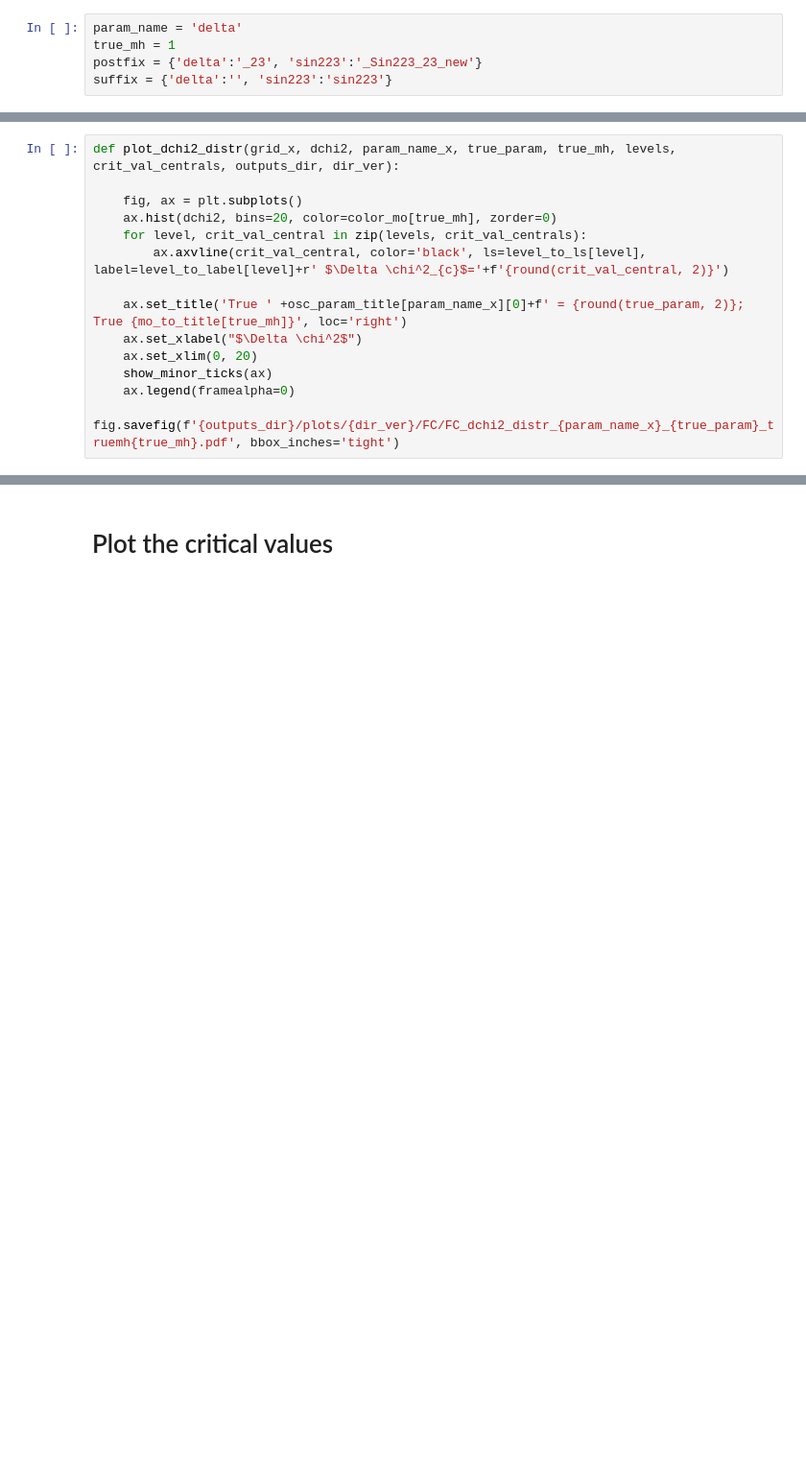
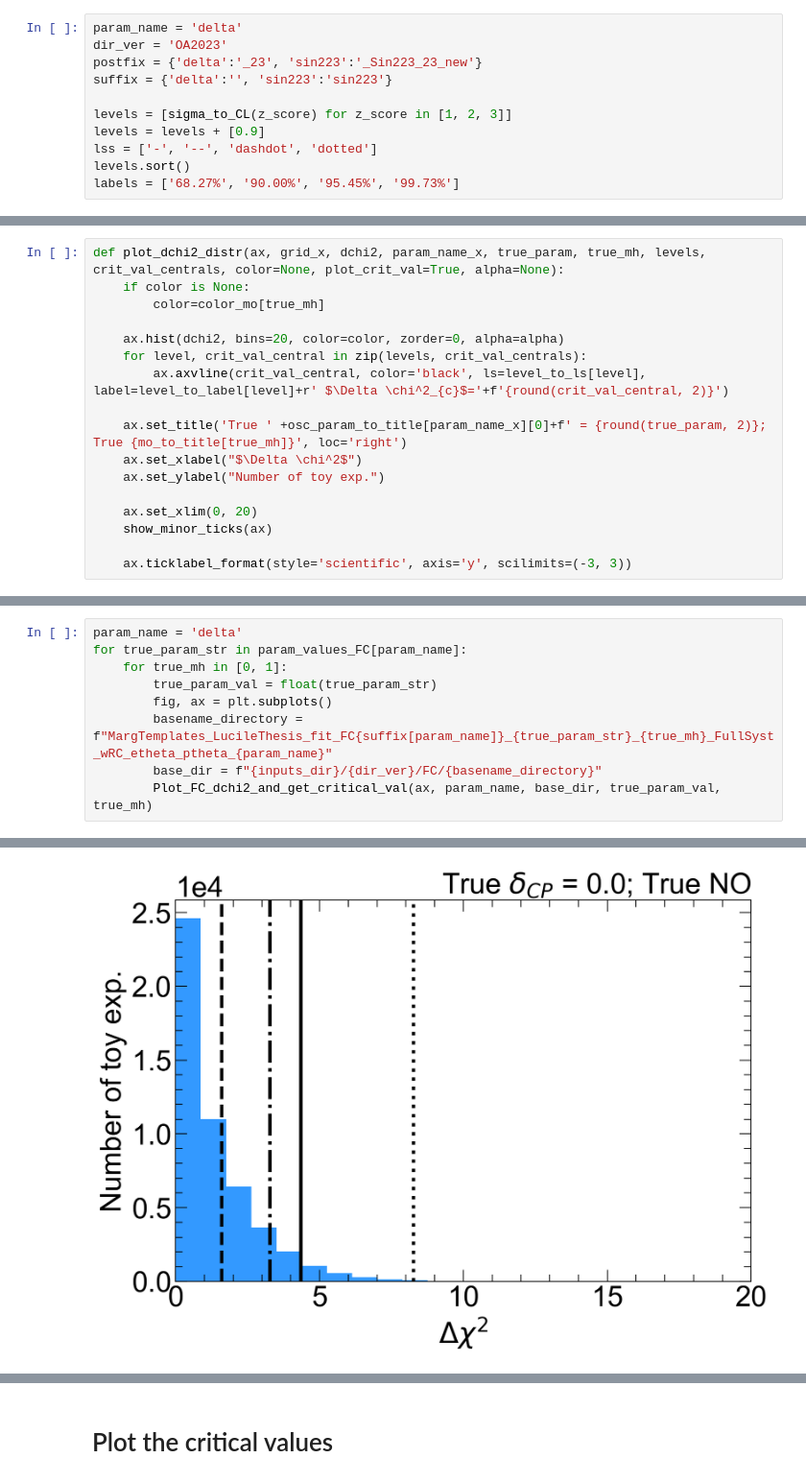
Before and after one commit to dcarabadjac/pythetatools, a Jupyter notebook: Notebooks/Feldman-Cousins.ipynb, the cells around one changed output, grey strips where cells are left out. Shown at 96% size. Cells and saved outputs as stored; diff of their text form; blank space fills up the shorter version.

```diff
--- a/Notebooks/Feldman-Cousins.ipynb
+++ b/Notebooks/Feldman-Cousins.ipynb
@@ -28,5 +35,11 @@ Welcome to JupyROOT 6.28/04
 # %%
 param_name = 'delta'
-true_mh = 1
+dir_ver = 'OA2023'
 postfix = {'delta':'_23', 'sin223':'_Sin223_23_new'}
 suffix = {'delta':'', 'sin223':'sin223'}
+
+levels = [sigma_to_CL(z_score) for z_score in [1, 2, 3]]
+levels = levels + [0.9]
+lss = ['-', '--', 'dashdot', 'dotted']
+levels.sort()
+labels = ['68.27%', '90.00%', '95.45%', '99.73%']
@@ -65,15 +48,18 @@ total size is 147.48M  speedup is 957667.54
 # %%
-def plot_dchi2_distr(grid_x, dchi2, param_name_x, true_param, true_mh, levels, crit_val_centrals, outputs_dir, dir_ver):
+def plot_dchi2_distr(ax, grid_x, dchi2, param_name_x, true_param, true_mh, levels, crit_val_centrals, color=None, plot_crit_val=True, alpha=None):
+    if color is None:
+        color=color_mo[true_mh]
 
-    fig, ax = plt.subplots()
-    ax.hist(dchi2, bins=20, color=color_mo[true_mh], zorder=0)
+    ax.hist(dchi2, bins=20, color=color, zorder=0, alpha=alpha)
     for level, crit_val_central in zip(levels, crit_val_centrals):
         ax.axvline(crit_val_central, color='black', ls=level_to_ls[level], label=level_to_label[level]+r' $\Delta \chi^2_{c}$='+f'{round(crit_val_central, 2)}')
 
-    ax.set_title('True ' +osc_param_title[param_name_x][0]+f' = {round(true_param, 2)}; True {mo_to_title[true_mh]}', loc='right')
+    ax.set_title('True ' +osc_param_to_title[param_name_x][0]+f' = {round(true_param, 2)}; True {mo_to_title[true_mh]}', loc='right')
     ax.set_xlabel("$\Delta \chi^2$")
+    ax.set_ylabel("Number of toy exp.")
+
     ax.set_xlim(0, 20)
     show_minor_ticks(ax)
-    ax.legend(framealpha=0)
-    fig.savefig(f'{outputs_dir}/plots/{dir_ver}/FC/FC_dchi2_distr_{param_name_x}_{true_param}_truemh{true_mh}.pdf', bbox_inches='tight')
+
+    ax.ticklabel_format(style='scientific', axis='y', scilimits=(-3, 3))
 # %%
@@ -165,0 +113,10 @@ Grid sizes: [51] for parameters ['delta']
+# %%
+param_name = 'delta'
+for true_param_str in param_values_FC[param_name]:
+    for true_mh in [0, 1]:
+        true_param_val = float(true_param_str)
+        fig, ax = plt.subplots()
+        basename_directory = f"MargTemplates_LucileThesis_fit_FC{suffix[param_name]}_{true_param_str}_{true_mh}_FullSyst_wRC_etheta_ptheta_{param_name}"
+        base_dir = f"{inputs_dir}/{dir_ver}/FC/{basename_directory}"
+        Plot_FC_dchi2_and_get_critical_val(ax, param_name, base_dir, true_param_val, true_mh)
+# %% [output]
@@ -165,0 +140 @@ Grid sizes: [51] for parameters ['delta']
+[figure, added]
```
Also changed, not shown: parts of 9 cells of this notebook, 2 other files.
